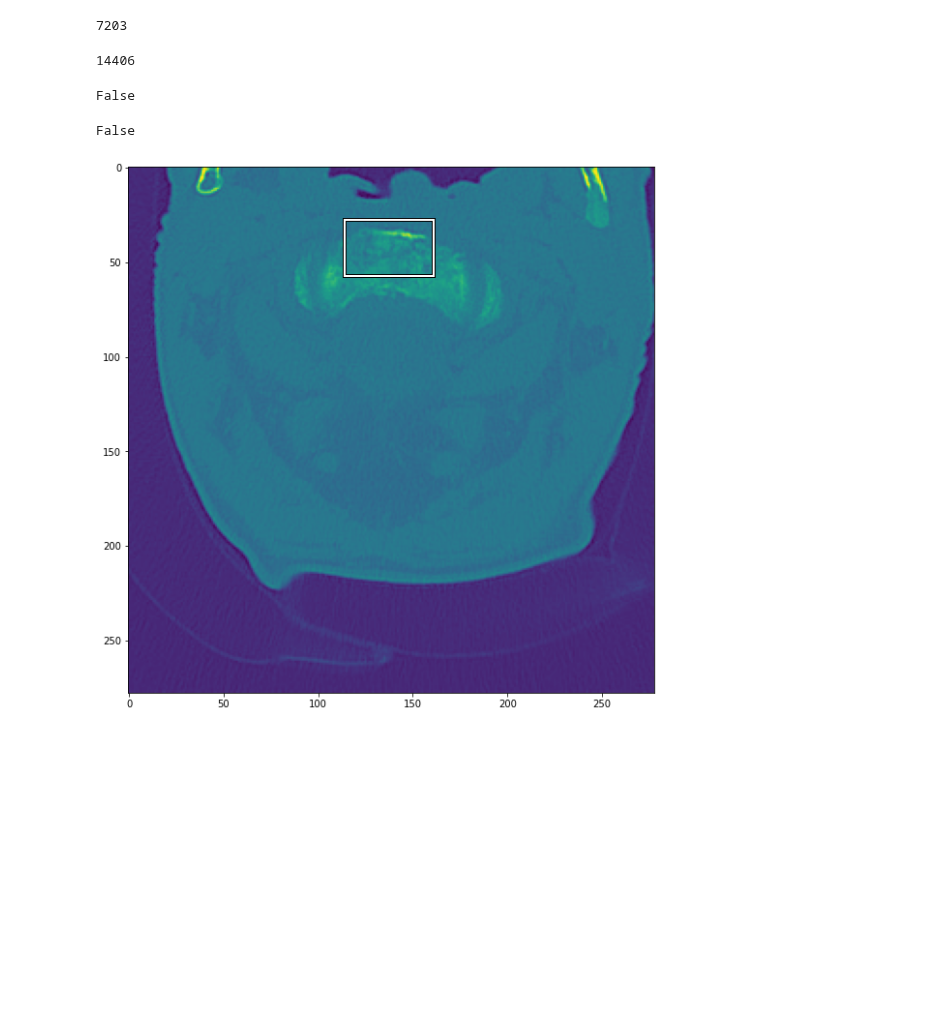
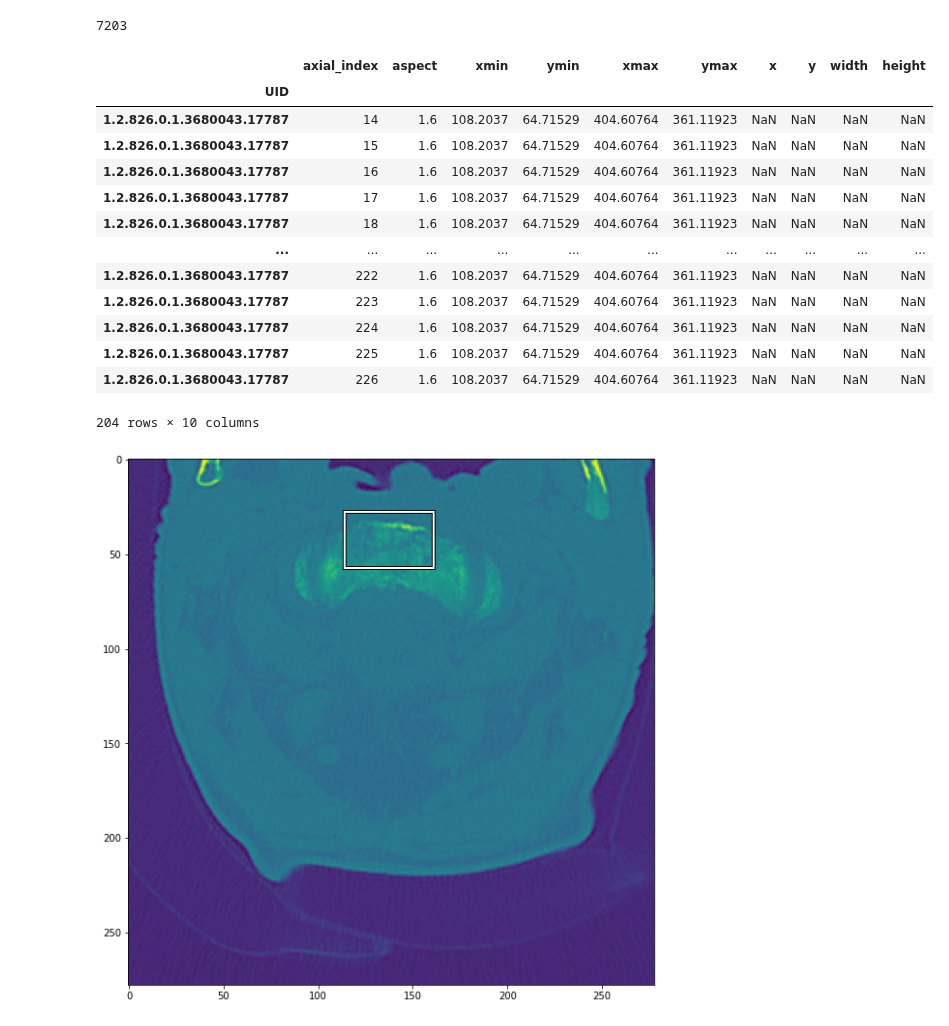
Before and after one commit to ghty011/cervical_spine, a Jupyter notebook: final/train_axial_detection.ipynb, the cells around one changed output. Saved outputs shown, nothing was run; the diff lists cells and outputs as text; code cells hidden in the pictures; blank space fills up the shorter version.

```diff
--- a/final/train_axial_detection.ipynb
+++ b/final/train_axial_detection.ipynb
@@ -224,5 +258,20 @@ pos_count
+# %%
+neg_df.loc['1.2.826.0.1.3680043.17787']
+# %% [output]
+|  | axial_index | aspect | xmin | ymin | xmax | ymax | x | y | width | height |
+| UID |  |  |  |  |  |  |  |  |  |  |
+| 1.2.826.0.1.3680043.17787 | 14 | 1.6 | 108.2037 | 64.71529 | 404.60764 | 361.11923 | NaN | NaN | NaN | NaN |
+| 1.2.826.0.1.3680043.17787 | 15 | 1.6 | 108.2037 | 64.71529 | 404.60764 | 361.11923 | NaN | NaN | NaN | NaN |
+| 1.2.826.0.1.3680043.17787 | 16 | 1.6 | 108.2037 | 64.71529 | 404.60764 | 361.11923 | NaN | NaN | NaN | NaN |
+| 1.2.826.0.1.3680043.17787 | 17 | 1.6 | 108.2037 | 64.71529 | 404.60764 | 361.11923 | NaN | NaN | NaN | NaN |
+| 1.2.826.0.1.3680043.17787 | 18 | 1.6 | 108.2037 | 64.71529 | 404.60764 | 361.11923 | NaN | NaN | NaN | NaN |
+| ... | ... | ... | ... | ... | ... | ... | ... | ... | ... | ... |
+| 1.2.826.0.1.3680043.17787 | 222 | 1.6 | 108.2037 | 64.71529 | 404.60764 | 361.11923 | NaN | NaN | NaN | NaN |
+| 1.2.826.0.1.3680043.17787 | 223 | 1.6 | 108.2037 | 64.71529 | 404.60764 | 361.11923 | NaN | NaN | NaN | NaN |
+| 1.2.826.0.1.3680043.17787 | 224 | 1.6 | 108.2037 | 64.71529 | 404.60764 | 361.11923 | NaN | NaN | NaN | NaN |
+| 1.2.826.0.1.3680043.17787 | 225 | 1.6 | 108.2037 | 64.71529 | 404.60764 | 361.11923 | NaN | NaN | NaN | NaN |
+| 1.2.826.0.1.3680043.17787 | 226 | 1.6 | 108.2037 | 64.71529 | 404.60764 | 361.11923 | NaN | NaN | NaN | NaN |
+204 rows × 10 columns
 # %%
-df = pd.concat((total_df[~total_df['x'].isna()], total_df[total_df['x'].isna()].sample(n=pos_count)))
-len(df)
+# df = pd.concat((total_df[~total_df['x'].isna()], total_df[total_df['x'].isna()].sample(n=pos_count)))
+# len(df)
-# %% [output]
-14406
@@ -235,11 +278,7 @@ len(df)
 # %%
-pd.isna(df.iloc[0].x)
+# pd.isna(df.iloc[0].x)
-# %% [output]
-False
 # %%
-pd.isna(df["axial_index"]).all()
+# pd.isna(df["axial_index"]).all()
-# %% [output]
-False
 # %%
 def crop_image(img:Image, bbox, crop_box):
     """
```
Also changed, not shown: parts of 17 cells of this notebook, 7 other files.
